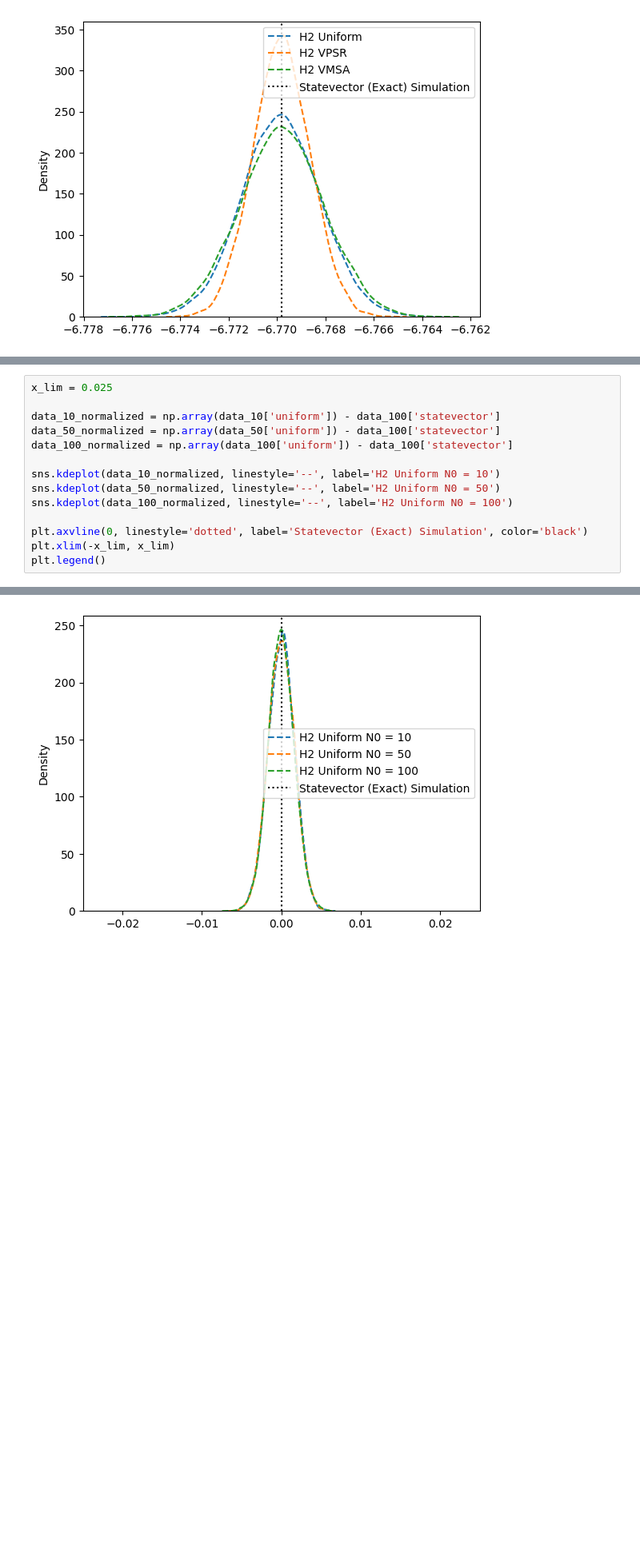
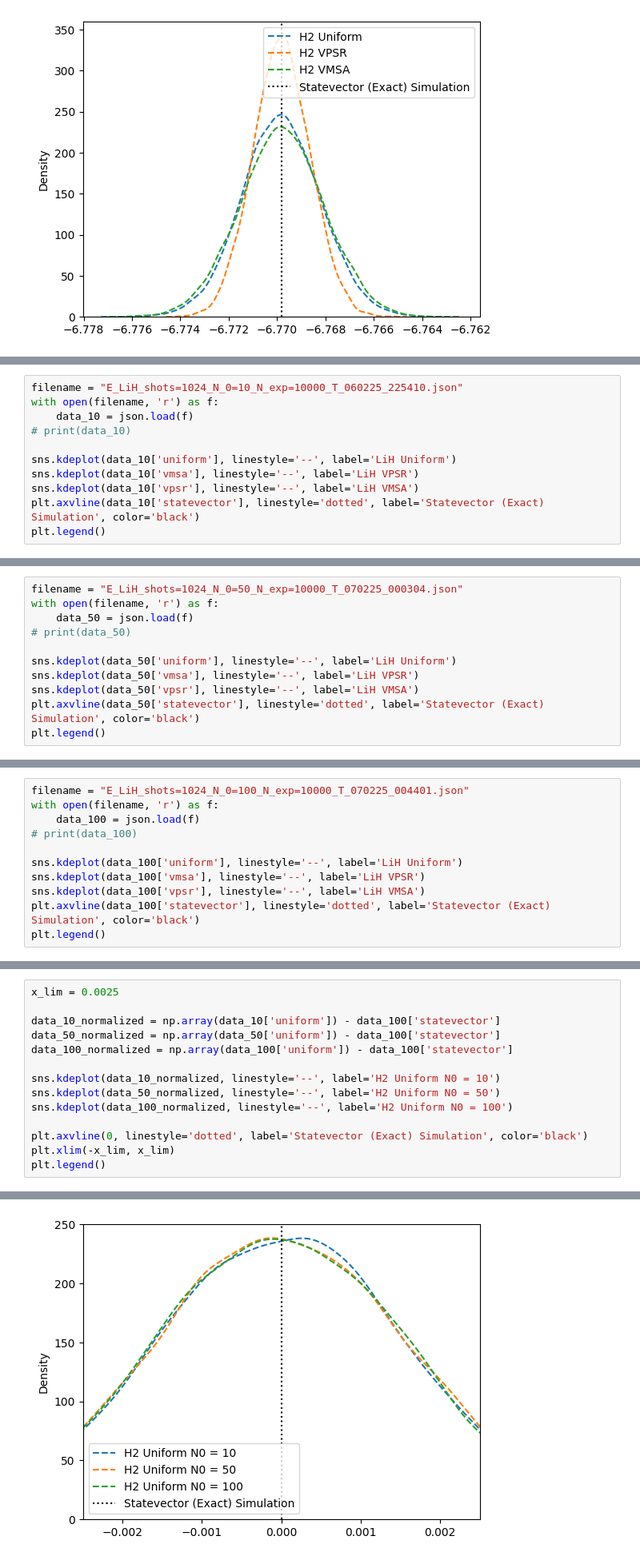
Before and after one commit to azhar-ikhtiarudin/ShotOptimization-ADAPT-VQE, a Jupyter notebook: benchmark/results/bench_visualize.ipynb, the cells around one changed output, grey strips where cells are left out. Shown at 80% size. Saved outputs shown, nothing was run; the diff lists cells and outputs as text; blank space fills up the shorter version.

```diff
--- a/benchmark/results/bench_visualize.ipynb
+++ b/benchmark/results/bench_visualize.ipynb
@@ -66,0 +169,11 @@ plt.legend()
+# %%
+filename = "E_LiH_shots=1024_N_0=10_N_exp=10000_T_060225_225410.json"
+with open(filename, 'r') as f:
+    data_10 = json.load(f)
+# print(data_10)
+
+sns.kdeplot(data_10['uniform'], linestyle='--', label='LiH Uniform')
+sns.kdeplot(data_10['vmsa'], linestyle='--', label='LiH VPSR')
+sns.kdeplot(data_10['vpsr'], linestyle='--', label='LiH VMSA')
+plt.axvline(data_10['statevector'], linestyle='dotted', label='Statevector (Exact) Simulation', color='black')
+plt.legend()
@@ -66,0 +183,11 @@ plt.legend()
+# %%
+filename = "E_LiH_shots=1024_N_0=50_N_exp=10000_T_070225_000304.json"
+with open(filename, 'r') as f:
+    data_50 = json.load(f)
+# print(data_50)
+
+sns.kdeplot(data_50['uniform'], linestyle='--', label='LiH Uniform')
+sns.kdeplot(data_50['vmsa'], linestyle='--', label='LiH VPSR')
+sns.kdeplot(data_50['vpsr'], linestyle='--', label='LiH VMSA')
+plt.axvline(data_50['statevector'], linestyle='dotted', label='Statevector (Exact) Simulation', color='black')
+plt.legend()
@@ -66,0 +197,11 @@ plt.legend()
+# %%
+filename = "E_LiH_shots=1024_N_0=100_N_exp=10000_T_070225_004401.json"
+with open(filename, 'r') as f:
+    data_100 = json.load(f)
+# print(data_100)
+
+sns.kdeplot(data_100['uniform'], linestyle='--', label='LiH Uniform')
+sns.kdeplot(data_100['vmsa'], linestyle='--', label='LiH VPSR')
+sns.kdeplot(data_100['vpsr'], linestyle='--', label='LiH VMSA')
+plt.axvline(data_100['statevector'], linestyle='dotted', label='Statevector (Exact) Simulation', color='black')
+plt.legend()
@@ -101,17 +307,17 @@ plt.legend()
 # %%
-x_lim = 0.025
+x_lim = 0.0025
 
 data_10_normalized = np.array(data_10['uniform']) - data_100['statevector']
 data_50_normalized = np.array(data_50['uniform']) - data_100['statevector']
 data_100_normalized = np.array(data_100['uniform']) - data_100['statevector']
 
 sns.kdeplot(data_10_normalized, linestyle='--', label='H2 Uniform N0 = 10')
 sns.kdeplot(data_50_normalized, linestyle='--', label='H2 Uniform N0 = 50')
 sns.kdeplot(data_100_normalized, linestyle='--', label='H2 Uniform N0 = 100')
 
 plt.axvline(0, linestyle='dotted', label='Statevector (Exact) Simulation', color='black')
 plt.xlim(-x_lim, x_lim)
 plt.legend()
 # %% [output]
 <matplotlib.legend.Legend at 0x...>
-[figure, old version]
+[figure, new version]
```
Also changed, not shown: parts of 28 cells of this notebook, 25 other files.
